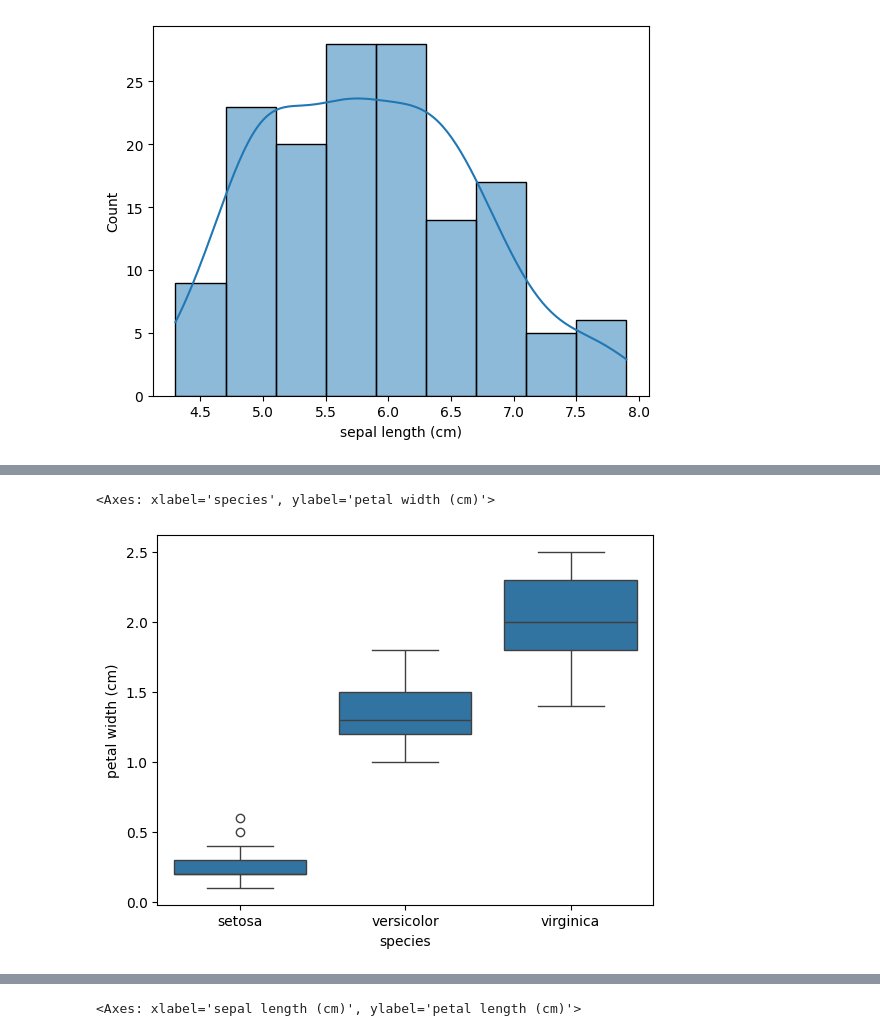
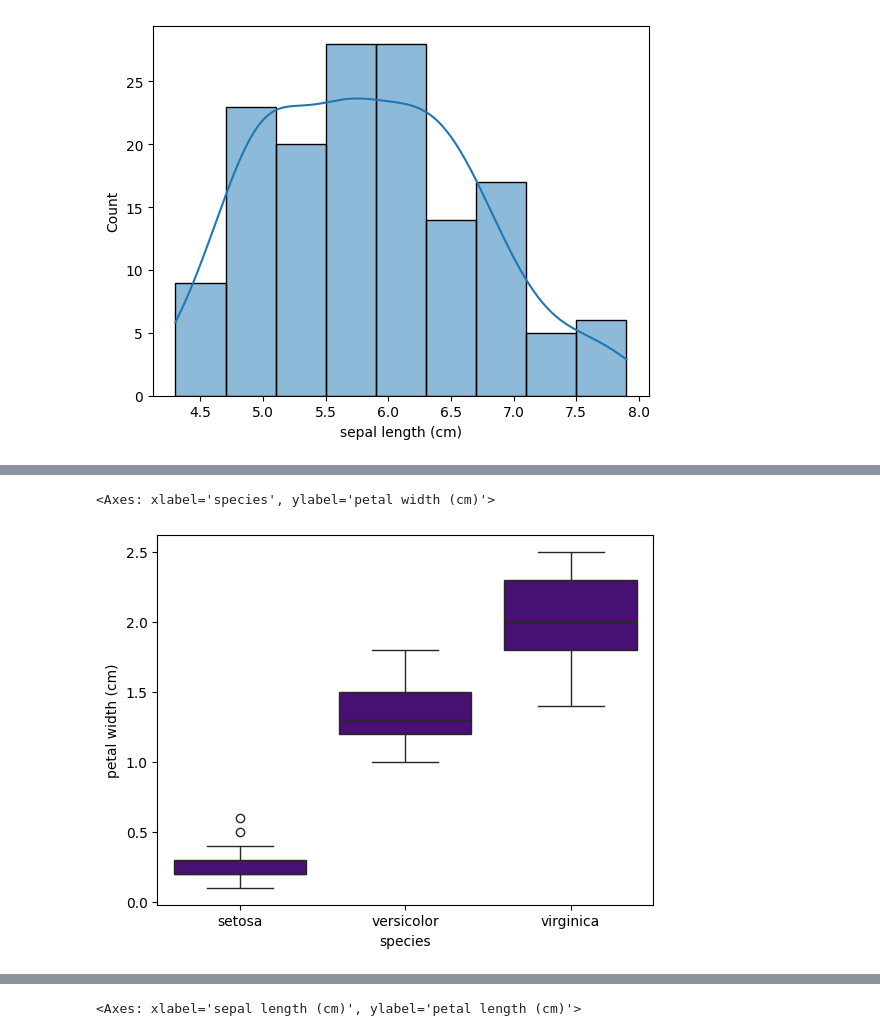
Before and after one commit to jvikramsrd/iris-classification, a Jupyter notebook: Untitled.ipynb, the cells around one changed output, grey strips where cells are left out. Drawn from its saved outputs; the diff is of its cells as text; code cells hidden in the pictures.

```diff
--- a/Untitled.ipynb
+++ b/Untitled.ipynb
@@ -51,5 +66,5 @@ sns.histplot(df['sepal length (cm)'], kde=True)
 # %%
-sns.boxplot(x='species', y='petal width (cm)', data=df)
+sns.boxplot(x='species', y='petal width (cm)', data=df,color="indigo")
 # %% [output]
 <Axes: xlabel='species', ylabel='petal width (cm)'>
-[figure, old version]
+[figure, new version]
```
Also changed, not shown: parts of 17 cells of this notebook.
